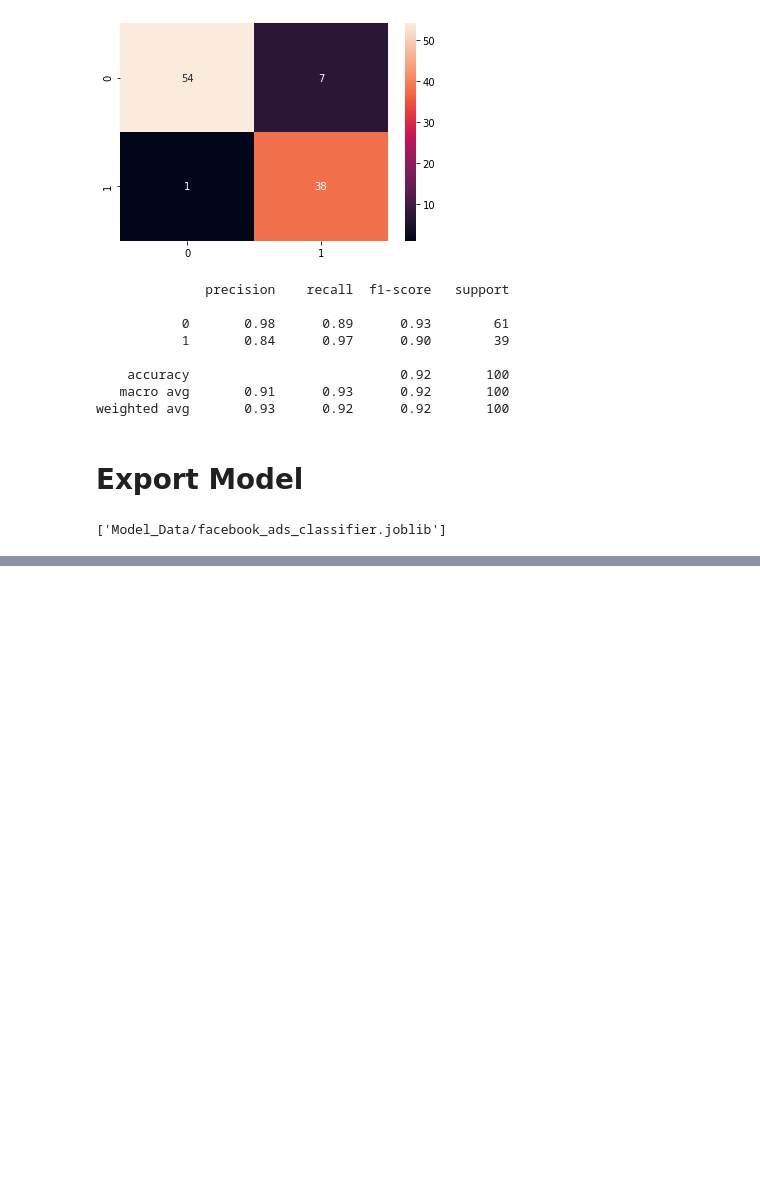
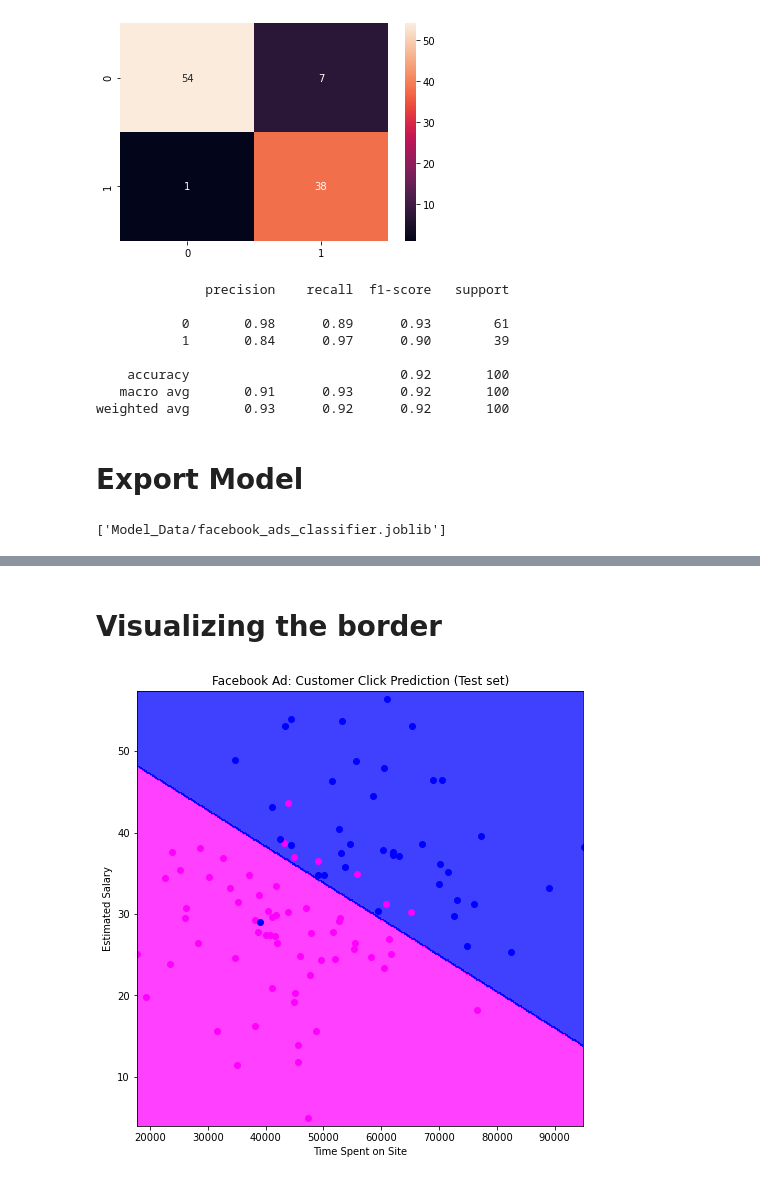
Before and after one commit to javendano585/SuperDataScience, a Jupyter notebook: Machine_Learning_Bootcamp/Facebook Ads.ipynb, the cells around one changed output, grey strips where cells are left out. Saved outputs shown, nothing was run; the diff lists cells and outputs as text; code cells hidden in the pictures; blank space fills up the shorter version.

```diff
--- a/Machine_Learning_Bootcamp/Facebook Ads.ipynb
+++ b/Machine_Learning_Bootcamp/Facebook Ads.ipynb
@@ -154,0 +167,28 @@ train.time_spent_on_site.mean()
+# %% [markdown]
+# Visualizing the border
+# %%
+# plot the boundary using the trained classifier
+# If classified as 0 it will be magenta, and if it is classified as 1 it will be shown in blue
+plt.figure(figsize=(8, 8))
+
+x1_min, x2_min = scaler.inverse_transform([X_test[:,0].min(), X_test[:, 1].min()])
+x1_max, x2_max = scaler.inverse_transform([X_test[:,0].max(), X_test[:, 1].max()])
+
+X1, X2 = np.meshgrid(np.arange(start = x1_min - 1, stop = x1_max + 1, step = 200),
+                     np.arange(start = x2_min - 1, stop = x2_max + 1, step = 0.2))
+
+plt.contourf(X1, X2, classifier.predict(scaler.transform(np.array([X1.ravel(), X2.ravel()]).T)).reshape(X1.shape),
+             alpha = 0.75, cmap = ListedColormap(('magenta', 'blue')))
+plt.xlim(X1.min(), X1.max())
+plt.ylim(X2.min(), X2.max())
+X_test_unscaled = scaler.inverse_transform(X_test)
+for i, j in enumerate(np.unique(y_test)):
+    plt.scatter(X_test_unscaled[y_test == j, 0], X_test_unscaled[y_test == j, 1],
+                c = 'magenta' if j == 0 else 'blue')
+
+plt.title('Facebook Ad: Customer Click Prediction (Test set)')
+plt.xlabel('Time Spent on Site')
+plt.ylabel('Estimated Salary')
+plt.show()
+# %% [output]
+[figure, added]
```
Also changed, not shown: parts of 4 cells of this notebook, 2 other files.
